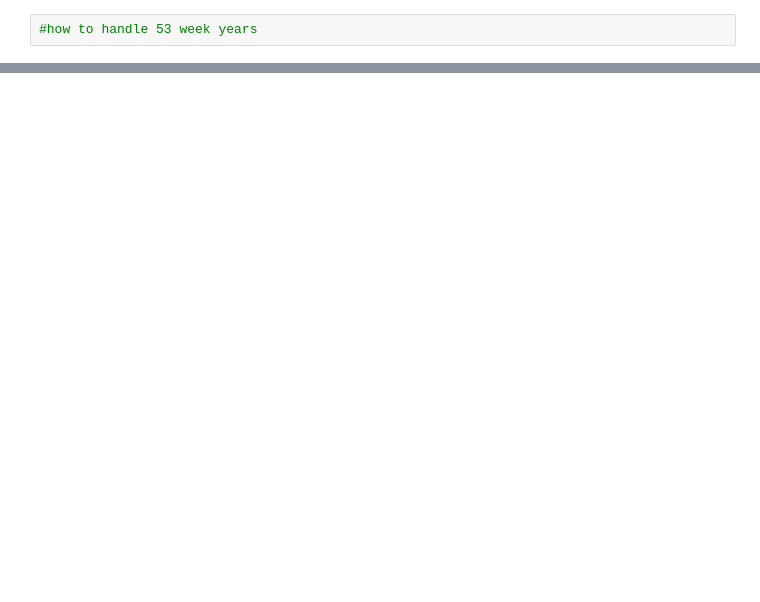
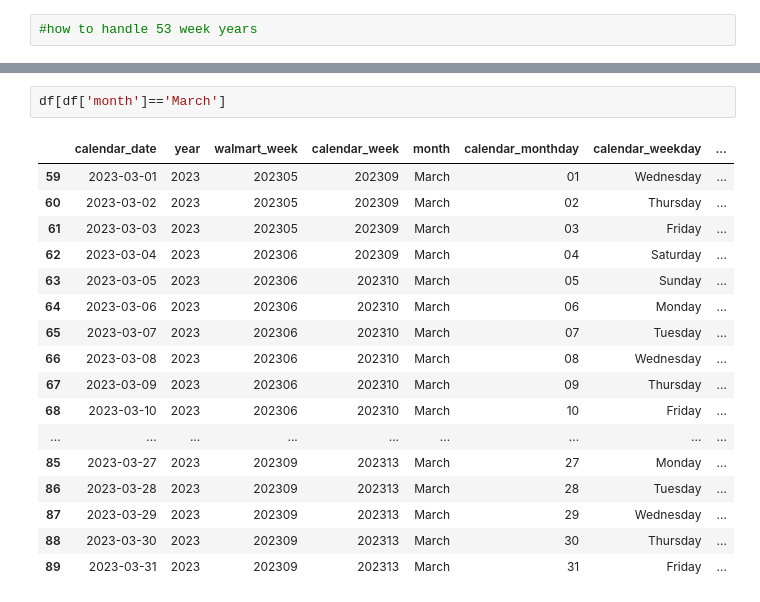
Before and after one commit to jed-gore/company_time, a Jupyter notebook: apply.ipynb, the cells around one changed output, grey strips where cells are left out. Drawn from its saved outputs; the diff is of its cells as text; blank space fills up the shorter version.

```diff
--- a/apply.ipynb
+++ b/apply.ipynb
@@ -68,0 +132,20 @@ df
+# %%
+df[df['month']=='March']
+# %% [output]
+|  | calendar_date | year | walmart_week | calendar_week | month | calendar_monthday | calendar_weekday | ... |
+| 59 | 2023-03-01 | 2023 | 202305 | 202309 | March | 01 | Wednesday | ... |
+| 60 | 2023-03-02 | 2023 | 202305 | 202309 | March | 02 | Thursday | ... |
+| 61 | 2023-03-03 | 2023 | 202305 | 202309 | March | 03 | Friday | ... |
+| 62 | 2023-03-04 | 2023 | 202306 | 202309 | March | 04 | Saturday | ... |
+| 63 | 2023-03-05 | 2023 | 202306 | 202310 | March | 05 | Sunday | ... |
+| 64 | 2023-03-06 | 2023 | 202306 | 202310 | March | 06 | Monday | ... |
+| 65 | 2023-03-07 | 2023 | 202306 | 202310 | March | 07 | Tuesday | ... |
+| 66 | 2023-03-08 | 2023 | 202306 | 202310 | March | 08 | Wednesday | ... |
+| 67 | 2023-03-09 | 2023 | 202306 | 202310 | March | 09 | Thursday | ... |
+| 68 | 2023-03-10 | 2023 | 202306 | 202310 | March | 10 | Friday | ... |
+| ... | ... | ... | ... | ... | ... | ... | ... | ... |
+| 85 | 2023-03-27 | 2023 | 202309 | 202313 | March | 27 | Monday | ... |
+| 86 | 2023-03-28 | 2023 | 202309 | 202313 | March | 28 | Tuesday | ... |
+| 87 | 2023-03-29 | 2023 | 202309 | 202313 | March | 29 | Wednesday | ... |
+| 88 | 2023-03-30 | 2023 | 202309 | 202313 | March | 30 | Thursday | ... |
+| 89 | 2023-03-31 | 2023 | 202309 | 202313 | March | 31 | Friday | ... |
```
Also changed, not shown: parts of 7 cells of this notebook, 1 other file.
